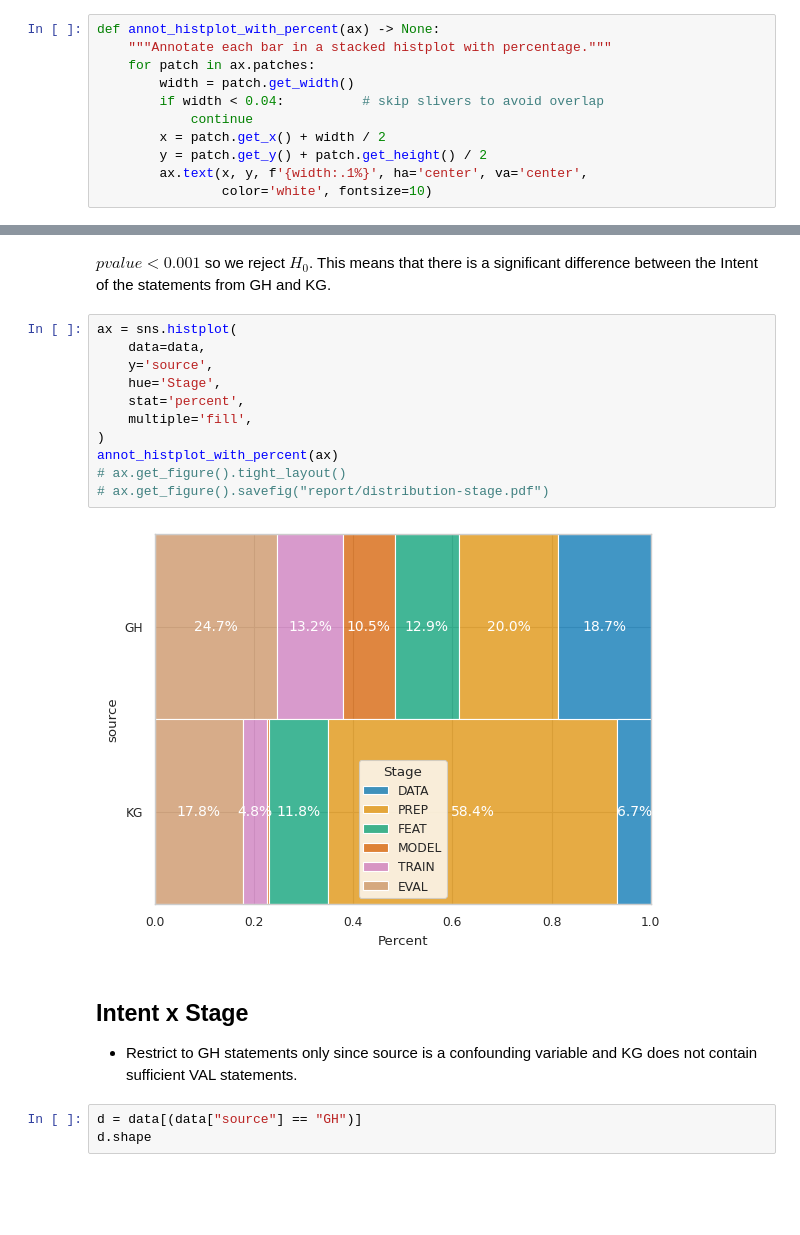
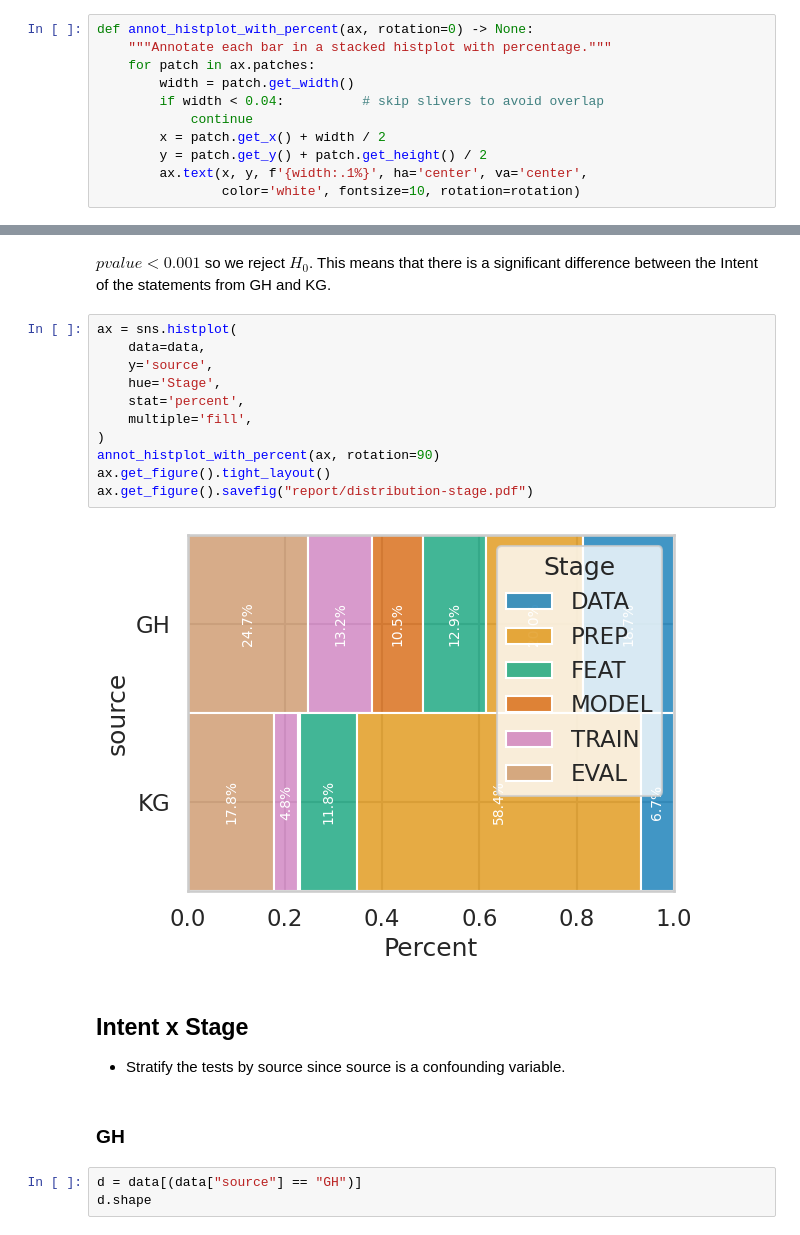
Before and after one commit to arumoy-shome/shome2023notebook, a Jupyter notebook: notebooks/results.ipynb, the cells around one changed output, grey strips where cells are left out. Cells and saved outputs as stored; diff of their text form; blank space fills up the shorter version.

```diff
--- a/notebooks/results.ipynb
+++ b/notebooks/results.ipynb
@@ -52,7 +52,7 @@ def annot_count_with_percent(ax, orient="v") -> None:
         ]
         ax.bar_label(container, labels=labels, fontsize=10.0)
 # %%
-def annot_histplot_with_percent(ax) -> None:
+def annot_histplot_with_percent(ax, rotation=0) -> None:
     """Annotate each bar in a stacked histplot with percentage."""
     for patch in ax.patches:
         width = patch.get_width()
@@ -61,7 +61,7 @@ def annot_histplot_with_percent(ax) -> None:
         x = patch.get_x() + width / 2
         y = patch.get_y() + patch.get_height() / 2
         ax.text(x, y, f'{width:.1%}', ha='center', va='center',
-                color='white', fontsize=10)
+                color='white', fontsize=10, rotation=rotation)
 # %%
 def counts(row, col):
     freq = pd.crosstab(row, col)
@@ -344,19 +371,21 @@ $pvalue < 0.001$ so we reject $H_0$. This means that there is a significant diff
 # %%
 ax = sns.histplot(
     data=data,
     y='source',
     hue='Stage',
     stat='percent',
     multiple='fill',
 )
-annot_histplot_with_percent(ax)
-# ax.get_figure().tight_layout()
-# ax.get_figure().savefig("report/distribution-stage.pdf")
+annot_histplot_with_percent(ax, rotation=90)
+ax.get_figure().tight_layout()
+ax.get_figure().savefig("report/distribution-stage.pdf")
 # %% [output]
-[figure, old version]
+[figure, new version]
 # %% [markdown]
 ## Intent x Stage
-- Restrict to GH statements only since source is a confounding variable and KG does not contain sufficient VAL statements.
+- Stratify the tests by source since source is a confounding variable.
+# %% [markdown]
+### GH
 # %%
 d = data[(data["source"] == "GH")]
 d.shape
```
Also changed, not shown: parts of 19 cells of this notebook, 4 other files.
